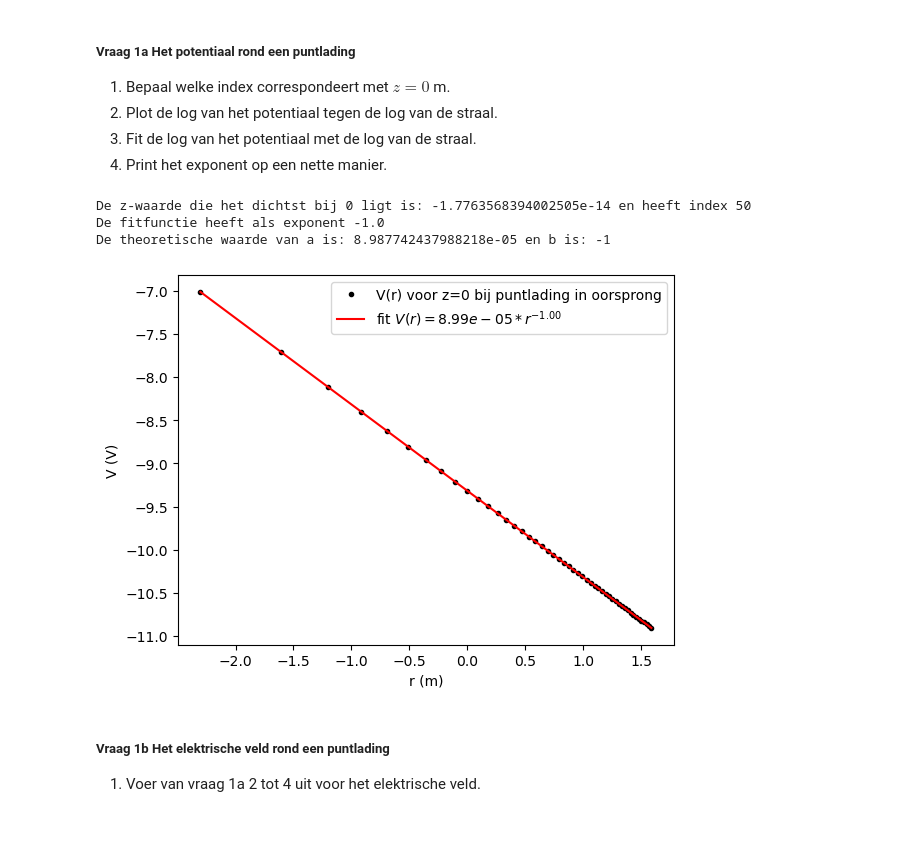
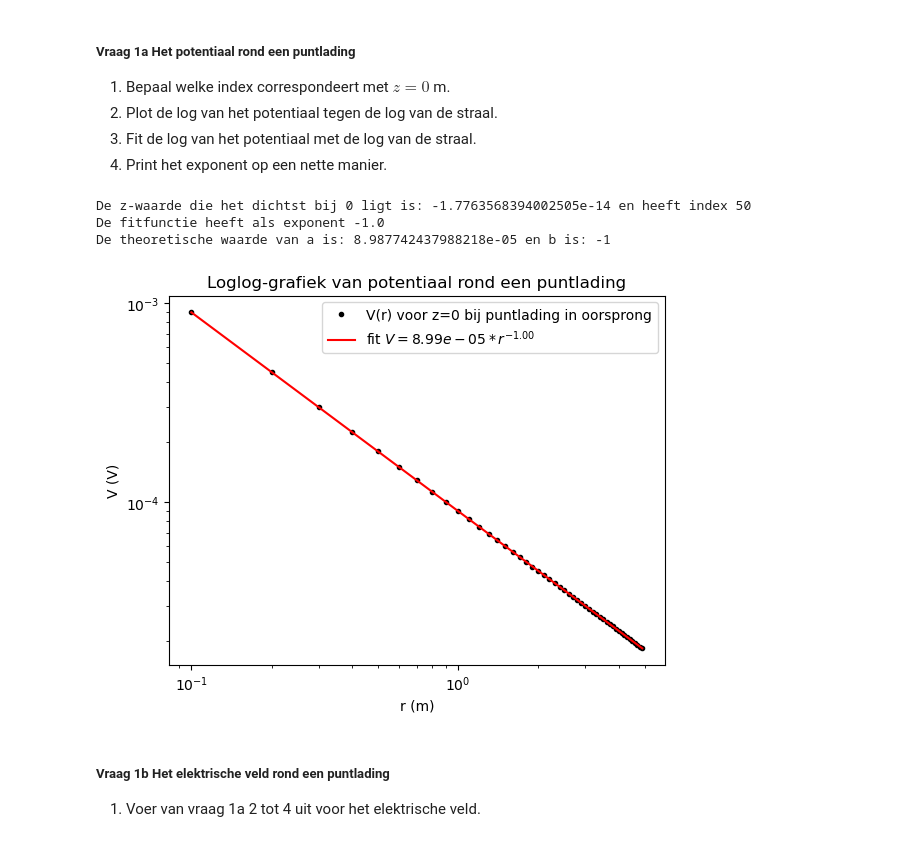
Before and after one commit to AnnetMoeleker/opdrachten-DEF-D, a Jupyter notebook: DigitaleOntwerpopdrachten/1CondensatorOpdracht/CondensatorOntwerpopdracht.ipynb, the cells around one changed output. Drawn from its saved outputs; the diff is of its cells as text; code cells hidden in the pictures.

```diff
--- a/DigitaleOntwerpopdrachten/1CondensatorOpdracht/CondensatorOntwerpopdracht.ipynb
+++ b/DigitaleOntwerpopdrachten/1CondensatorOpdracht/CondensatorOntwerpopdracht.ipynb
@@ -93,39 +93,41 @@ index_z0 = np.argmin(afstand) #geeft de index van de z-waarde die het dichtst bi
 print('De z-waarde die het dichtst bij 0 ligt is:', z[index_z0], 'en heeft index', index_z0)
 
 #opdracht 2
 V_z0 = V[index_z0, :] #slice waardes voor z=0 voor V
 #slice waardes voor r en V, want log(0) is niet gedefinieerd
 r_slice = r[1:]
 V_z0 = V_z0[1:]
 
 #loglog grafiek
 plt.figure()
+plt.title('Loglog-grafiek van potentiaal rond een puntlading')
 plt.xlabel('r (m)')
 plt.ylabel('V (V)')
-plt.plot(np.log(r_slice),np.log(V_z0),'k.',label='V(r) voor z=0 bij puntlading in oorsprong')
+plt.loglog(r_slice,V_z0,'k.',label='V(r) voor z=0 bij puntlading in oorsprong')
 
 
 #opdracht 3
 from scipy.optimize import curve_fit
-#machtsfunctie om te fitten
+#machtsfunctie om te fitten: log(V) = log(c) + b*log(r) = a + b*log(r) => V = a * r^b
 def functiefit1_V(r,a,b):
-    return a*r**b
-val,cov = curve_fit(functiefit1_V, r_slice, V_z0, maxfev=10000)
+    return a+b*np.log(r)
+val,cov = curve_fit(functiefit1_V, r_slice, np.log(V_z0), maxfev=10000)
 #plot de loglog grafiek van de fitfunctie
-plt.plot(np.log(r_slice), np.log(functiefit1_V(r_slice,*val)), 'r-', label = r'fit $V(r)={:.2e} * r^{{{:.2f}}}$'.format(val[0], val[1]))
+plt.loglog(r_slice, np.exp(functiefit1_V(r_slice,*val)), 'r-', label = r'fit $V={:.2e} * r^{{{:.2f}}}$'.format(np.exp(val[0]), val[1]))
 plt.legend()
 
 
 #opdracht 4
 print('De fitfunctie heeft als exponent', round(val[1],3))
+#Potentiaal voor puntlading: V(r)=q/(4πε0*r)
 print('De theoretische waarde van a is:', charge_one_point/(4*np.pi*epsilon0), 'en b is:', -1)
 
 plt.show()
 # %% [output]
 De z-waarde die het dichtst bij 0 ligt is: -1.7763568394002505e-14 en heeft index 50
 De fitfunctie heeft als exponent -1.0
 De theoretische waarde van a is: 8.987742437988218e-05 en b is: -1
-[figure, old version]
+[figure, new version]
 # %% [markdown]
 ##### Vraag 1b Het elektrische veld rond een puntlading
 1. Voer van vraag 1a 2 tot 4 uit voor het elektrische veld.
```
Also changed, not shown: parts of 1 cell of this notebook.
